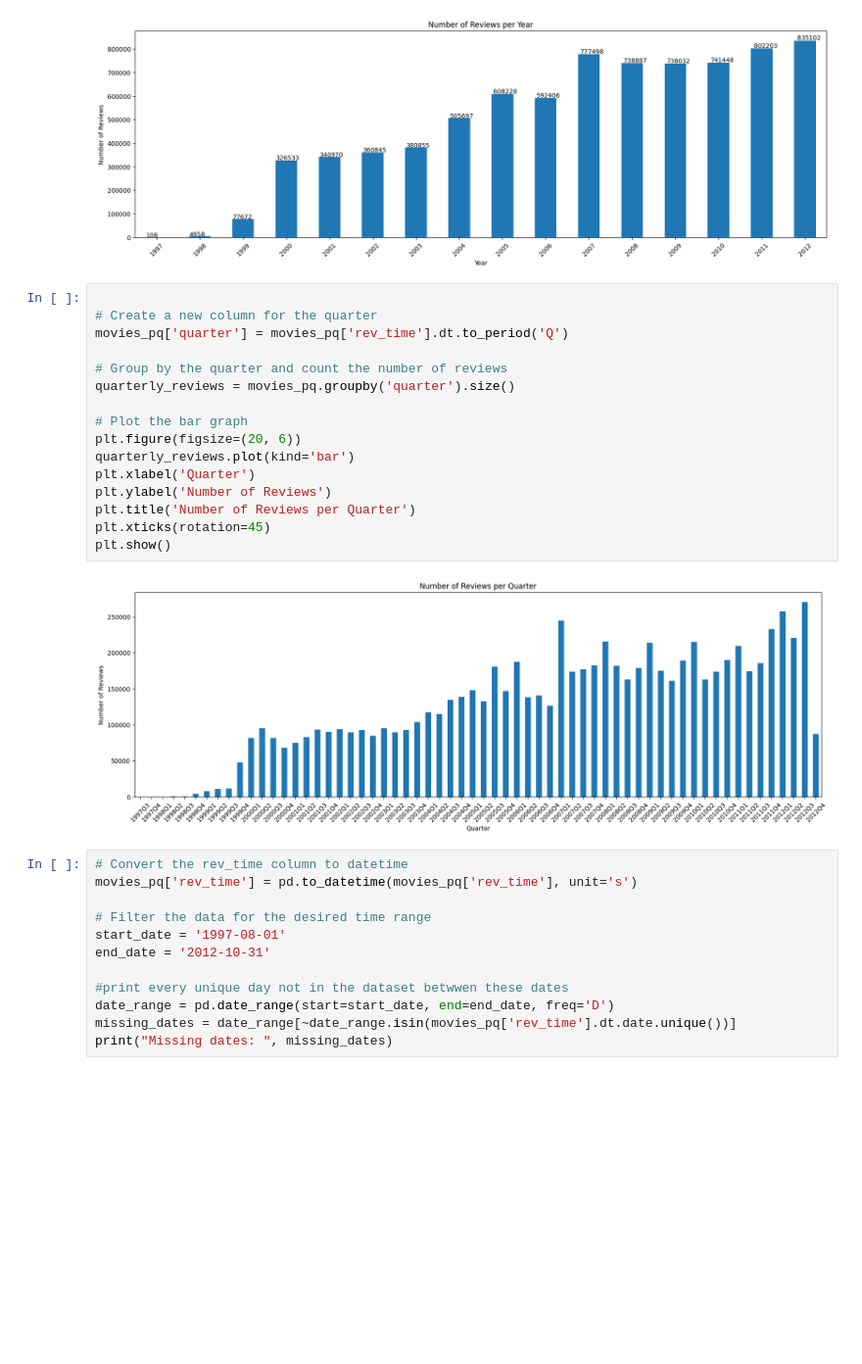
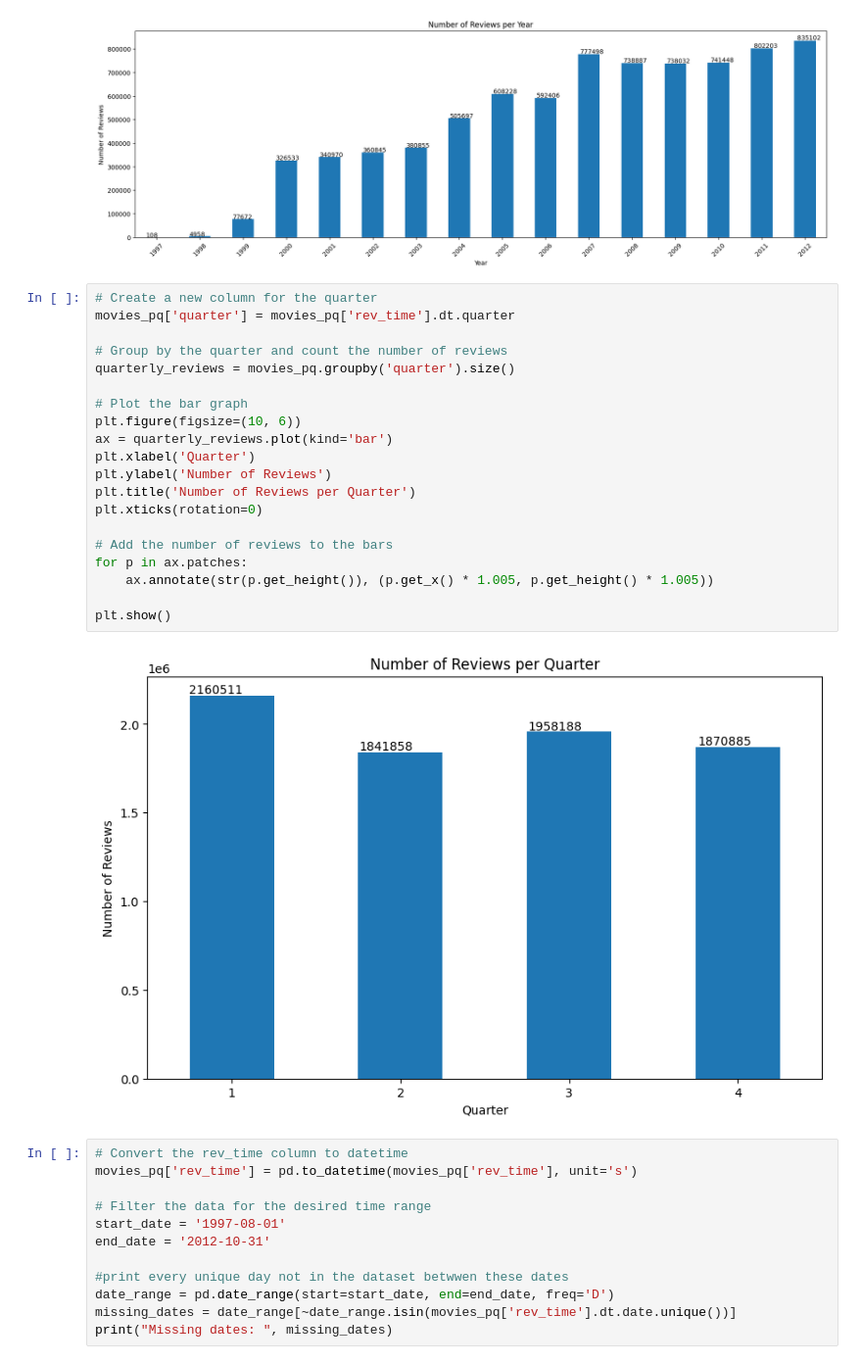
Before and after one commit to JPLM03/ADC-Project, a Jupyter notebook: Movies_CDA.ipynb, the cells around one changed output. Shown: that part at 98% size. Saved outputs shown, nothing was run; the diff lists cells and outputs as text; blank space fills up the shorter version.

Commit message:
codigo revw p quarter

```diff
--- a/Movies_CDA.ipynb
+++ b/Movies_CDA.ipynb
@@ -112,23 +112,27 @@ plt.show()
 # %% [output]
 [figure]
 # %%
-
 # Create a new column for the quarter
-movies_pq['quarter'] = movies_pq['rev_time'].dt.to_period('Q')
+movies_pq['quarter'] = movies_pq['rev_time'].dt.quarter
 
 # Group by the quarter and count the number of reviews
 quarterly_reviews = movies_pq.groupby('quarter').size()
 
 # Plot the bar graph
-plt.figure(figsize=(20, 6))
-quarterly_reviews.plot(kind='bar')
+plt.figure(figsize=(10, 6))
+ax = quarterly_reviews.plot(kind='bar')
 plt.xlabel('Quarter')
 plt.ylabel('Number of Reviews')
 plt.title('Number of Reviews per Quarter')
-plt.xticks(rotation=45)
+plt.xticks(rotation=0)
+
+# Add the number of reviews to the bars
+for p in ax.patches:
+    ax.annotate(str(p.get_height()), (p.get_x() * 1.005, p.get_height() * 1.005))
+
 plt.show()
 # %% [output]
-[figure, old version]
+[figure, new version]
 # %%
 # Convert the rev_time column to datetime
 movies_pq['rev_time'] = pd.to_datetime(movies_pq['rev_time'], unit='s')
```
